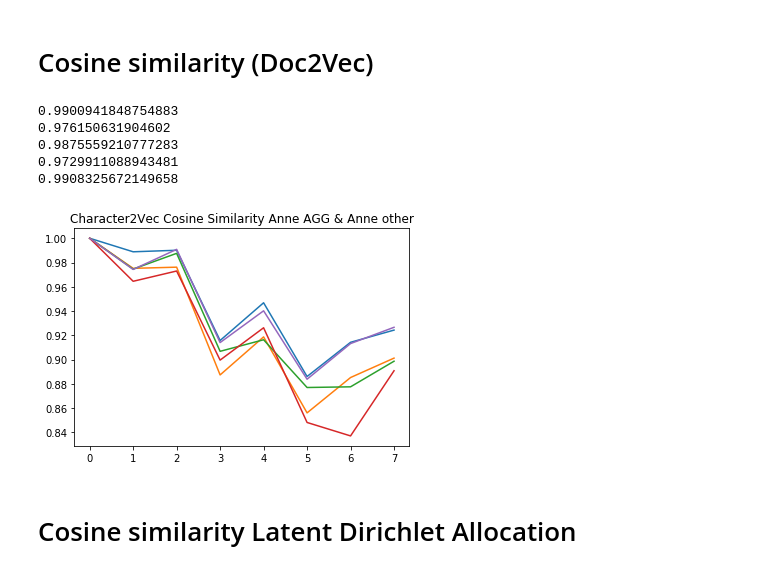
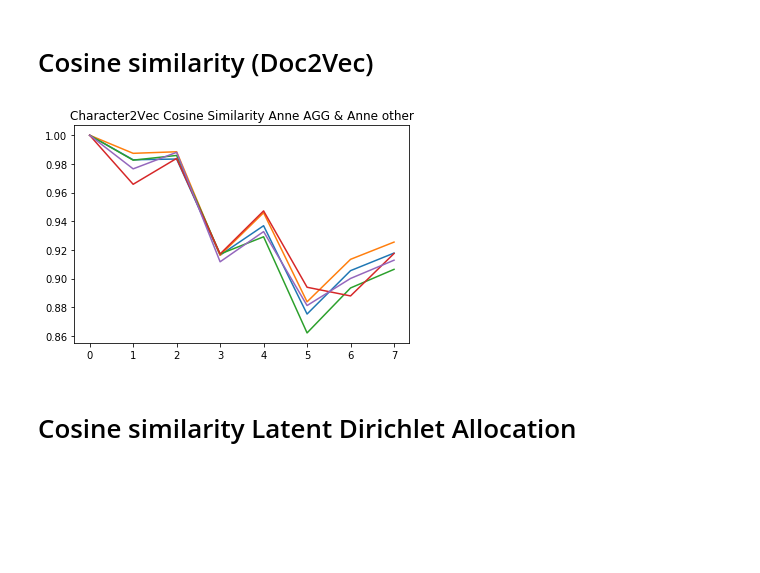
Before and after one commit to nicolenair/Capstone, a Jupyter notebook: Distance_Experiments.ipynb, the cells around one changed output. Drawn from its saved outputs; the diff is of its cells as text; code cells hidden in the pictures; blank space fills up the shorter version.

```diff
--- a/Distance_Experiments.ipynb
+++ b/Distance_Experiments.ipynb
@@ -194,7 +204,7 @@ from gensim.utils import simple_preprocess
 from gensim import corpora, models
 from gensim.test.utils import common_corpus, common_dictionary
 from gensim.models.wrappers import LdaMallet
-from gensim.models import LdaMulticore
+from gensim.models import LdaModel
 from gensim.models.coherencemodel import CoherenceModel
 import random
 import timeit
@@ -202,13 +212,25 @@ import timeit
 os.environ['MALLET_HOME'] = '/content/mallet-2.0.8'
 mallet_path = '/content/mallet-2.0.8/bin/mallet' # you should NOT need to change this
 
-def train_doc2vec(randomise=False):
+def train_doc2vec(randomise=False, lemmatize=False):
   if randomise==False:
-    model_d2v = Doc2Vec(documents, vector_size=300, window=3, min_count=1, workers=4, dm = 1)
+    if lemmatize==True:
+      processed_docs = [i[0] for i in documents]
+      processed_docs  = [i.split() for i in lemmatization(processed_docs)]
+      processed_docs = [TaggedDocument(doc, [i]) for i, doc in enumerate(processed_docs)]
+      model_d2v = Doc2Vec(processed_docs, vector_size=300, window=3, min_count=1, workers=4, dm = 1)
+    else:
+      processed_docs = documents
+      model_d2v = Doc2Vec(processed_docs, vector_size=300, window=3, min_count=1, workers=4, dm = 1)
   else:
-    model_d2v = Doc2Vec(random.sample(documents, len(documents)), vector_size=300, window=3, min_count=1, workers=4, dm = 1)
+    if lemmatize==True:
+      processed_docs = [i[0] for i in documents]
+      processed_docs  = [i.split() for i in lemmatization(processed_docs)]
+      processed_docs = [TaggedDocument(doc, [i]) for i, doc in enumerate(processed_docs)]
+      model_d2v = Doc2Vec(random.sample(processed_docs, len(documents)), vector_size=300, window=3, min_count=1, workers=4, dm = 1)
+    else:
+      model_d2v = Doc2Vec(random.sample(documents, len(documents)), vector_size=300, window=3, min_count=1, workers=4, dm = 1)
   characters_as_vectors = np.array([model_d2v.infer_vector(i) for i in list(character_documents.values())])
-
   anne_vectors = []
   for i in range(len(character_documents.keys())):
     if 'Anne ' in list(character_documents.keys())[i][1] or 'Miss Blythe' in list(character_documents.keys())[i][1]  or "Mrs. Blythe" in list(character_documents.keys())[i][1]: #or 'Diana' in list(character_documents.keys())[i][1] or "Jem" in list(character_documents.keys())[i][1] or "Davy" in list(character_documents.keys())[i][1] or "Leslie" in list(character_documents.keys())[i][1] or "Cornelia" in list(character_documents.keys())[i][1]:
@@ -273,17 +304,12 @@ def cosine_d2v(anne_vectors):
 # %%
 for i in range(5):
   anne_vectors, characters_as_vectors = train_doc2vec()
-  d = cosine_lda(anne_vectors)
+  d = cosine_d2v(anne_vectors)
   plt.plot(range(8), list(d.iloc[0][:-2]) + [np.mean(d.iloc[0, -2:])])
   plt.title("Character2Vec Cosine Similarity Anne AGG & Anne other")
 plt.show()
 # %% [output]
-0.9900941848754883
-0.976150631904602
-0.9875559210777283
-0.9729911088943481
-0.9908325672149658
-[figure, old version]
+[figure, new version]
 # %% [markdown]
 # Cosine similarity Latent Dirichlet Allocation
 # %%
```
Also changed, not shown: parts of 17 cells of this notebook.
